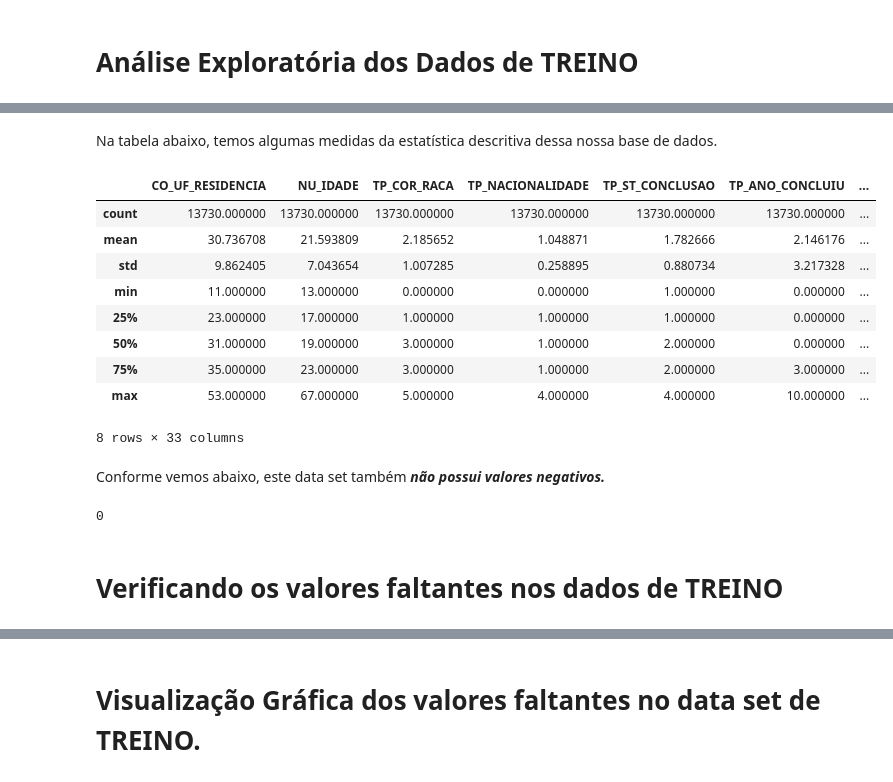
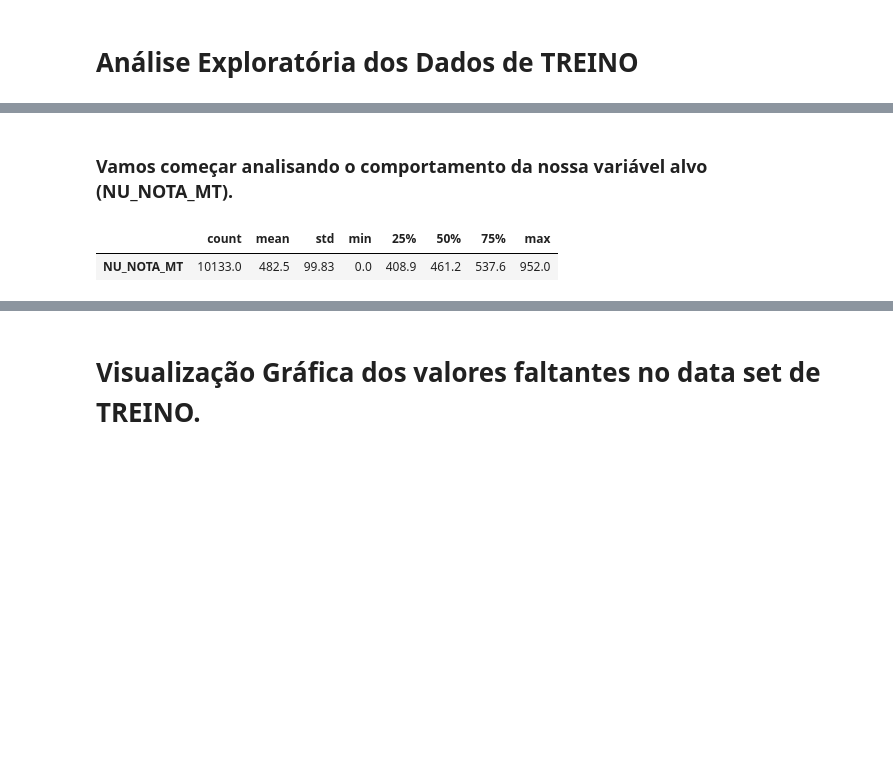
Before and after one commit to Diegohluiz/Desafios-DataScience-Codenation, a Jupyter notebook: Desafio Semana 8/main.ipynb, the cells around one changed output, grey strips where cells are left out. Drawn from its saved outputs; the diff is of its cells as text; code cells hidden in the pictures; blank space fills up the shorter version.

Commit message:
Refinandoa a análise exploratória dos dados

```diff
--- a/Desafio Semana 8/main.ipynb
+++ b/Desafio Semana 8/main.ipynb
@@ -296,23 +254,7 @@ memory usage: 4.9+ MB
-# %% [markdown]
-Na tabela abaixo, temos algumas medidas da estatística descritiva dessa nossa base de dados.
+# %% [markdown]
+### Vamos começar analisando o comportamento da nossa variável alvo (NU_NOTA_MT).
 # %%
-df_train.describe()
+df_train[["NU_NOTA_MT"]].describe().T.round(2)
 # %% [output]
-|  | CO_UF_RESIDENCIA | NU_IDADE | TP_COR_RACA | TP_NACIONALIDADE | TP_ST_CONCLUSAO | TP_ANO_CONCLUIU | ... |
-| count | 13730.000000 | 13730.000000 | 13730.000000 | 13730.000000 | 13730.000000 | 13730.000000 | ... |
-| mean | 30.736708 | 21.593809 | 2.185652 | 1.048871 | 1.782666 | 2.146176 | ... |
-| std | 9.862405 | 7.043654 | 1.007285 | 0.258895 | 0.880734 | 3.217328 | ... |
-| min | 11.000000 | 13.000000 | 0.000000 | 0.000000 | 1.000000 | 0.000000 | ... |
-| 25% | 23.000000 | 17.000000 | 1.000000 | 1.000000 | 1.000000 | 0.000000 | ... |
-| 50% | 31.000000 | 19.000000 | 3.000000 | 1.000000 | 2.000000 | 0.000000 | ... |
-| 75% | 35.000000 | 23.000000 | 3.000000 | 1.000000 | 2.000000 | 3.000000 | ... |
-| max | 53.000000 | 67.000000 | 5.000000 | 4.000000 | 4.000000 | 10.000000 | ... |
+|  | count | mean | std | min | 25% | 50% | 75% | max |
+| NU_NOTA_MT | 10133.0 | 482.5 | 99.83 | 0.0 | 408.9 | 461.2 | 537.6 | 952.0 |
-8 rows × 33 columns
-# %% [markdown]
-Conforme vemos abaixo, este data set também ***não possui valores negativos.***
-# %%
-(df_train.describe().loc["min"] < 0).sum()
-# %% [output]
-0
-# %% [markdown]
-# Verificando os valores faltantes nos dados de TREINO
```
Also changed, not shown: parts of 135 cells of this notebook.
